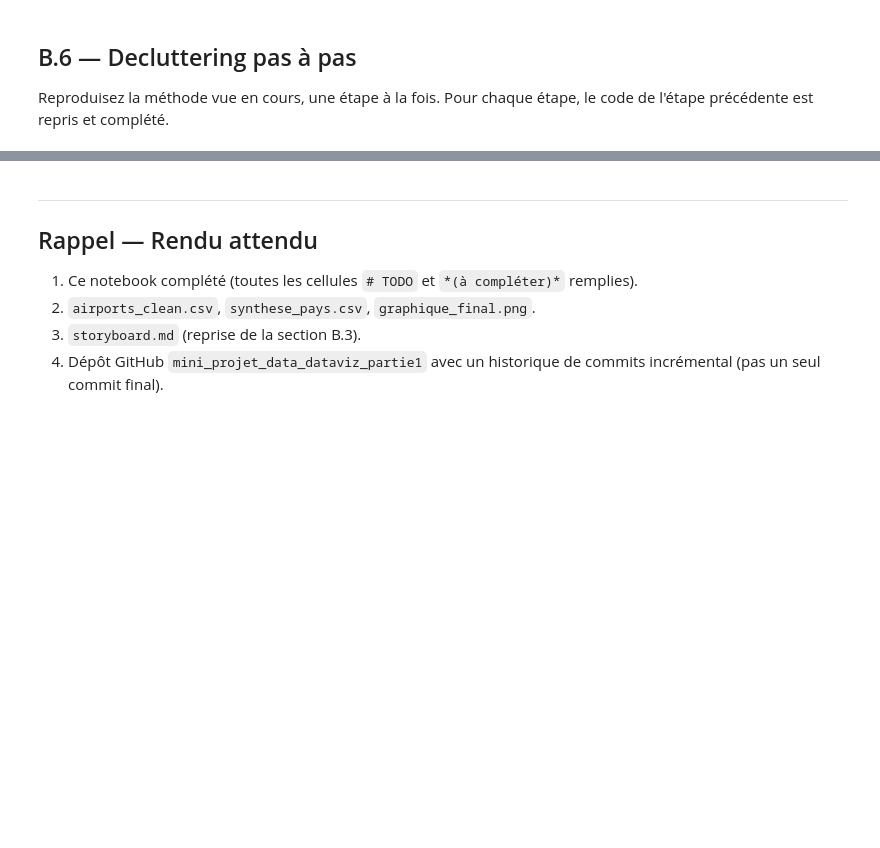
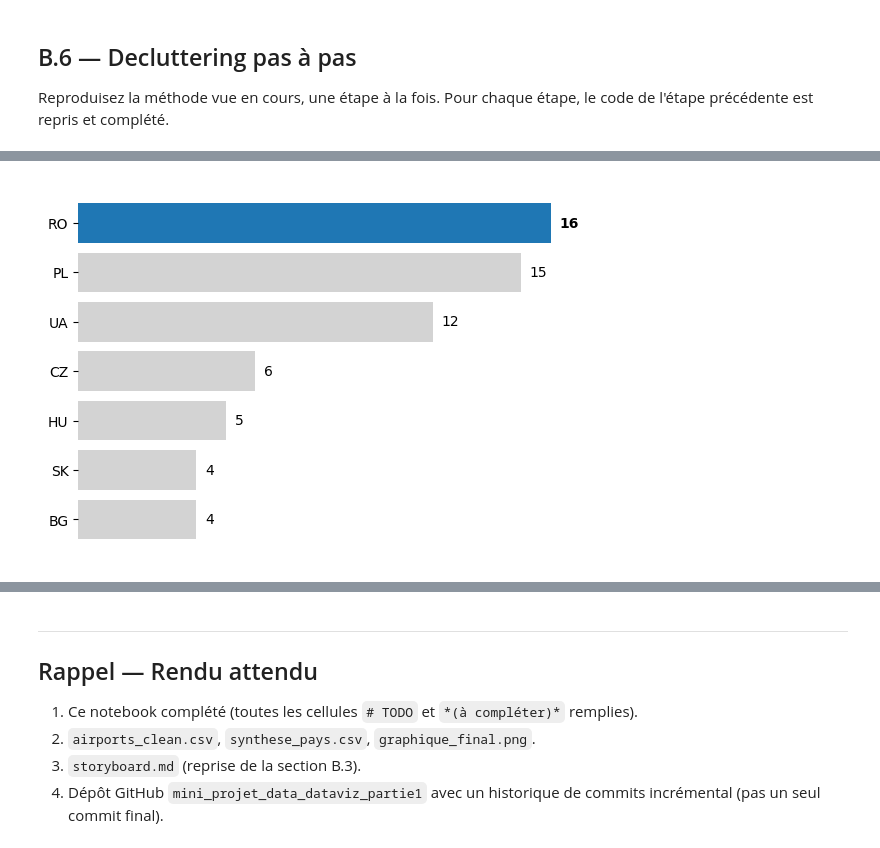
Before and after one commit to ouedraogoahmed210-dev/mini_projet_data_dataviz_partie1, a Jupyter notebook: mini_projet_data_dataviz_partie1.ipynb, the cells around one changed output, grey strips where cells are left out. Cells and saved outputs as stored; diff of their text form; code cells hidden in the pictures; blank space fills up the shorter version.

```diff
--- a/mini_projet_data_dataviz_partie1.ipynb
+++ b/mini_projet_data_dataviz_partie1.ipynb
@@ -323,21 +349,37 @@ plt.show()
 # %%
 # Étape 3 — Labellisation directe des données + couleur intentionnelle
 #           (mettre en évidence UN SEUL pays — celui de votre message — le reste en gris)
 
 # TODO : remplacez par le pays que vous voulez mettre en évidence (cohérent avec votre storyboard)
-pays_a_mettre_en_evidence = "A_COMPLETER"
+pays_a_mettre_en_evidence ="RO"
 
 # TODO : construisez une liste de couleurs : une couleur vive pour le pays mis en évidence,
 #        gris pour tous les autres (ex. via une compréhension de liste sur synthese_sorted["country"])
-couleurs = ...  # votre code ici
+couleurs = ["#1f77b4" if c in pays_a_mettre_en_evidence else "#d3d3d3" for c in synthese_sorted["country"]]
 
 fig, ax = plt.subplots()
 # TODO : reprenez le code des étapes 1 et 2, en utilisant 'couleurs' au lieu d'une couleur unique
+bars = ax.barh(synthese_sorted["country"], synthese_sorted[colonne_a_visualiser], color=couleurs)
+
+for spine in ["top", "right", "left", "bottom"]:
+    ax.spines[spine].set_visible(False)
+
+ax.tick_params(axis="x", length=0)
+ax.set_xticklabels([])
+ax.set_xlabel("")
 
 # TODO : ajoutez la valeur directement au bout de chaque barre (label direct, pas de légende)
 #        indice : ax.text(...) pour chaque barre
-
+for bar in bars:
+    width = bar.get_width()
+    ax.text(width + 0.3,
+            bar.get_y() + bar.get_height()/2,
+            f'{int(width)}',
+            ha='left', va='center', fontsize=10,
+            fontweight="bold" if width == synthese_sorted[colonne_a_visualiser].max() else "normal")
 plt.show()
+# %% [output]
+[figure, added]
 # %%
 # Étape 4 — Version finale : titre déclaratif (l'insight, pas une description)
 #           Reprend tout le code des étapes précédentes.
```
Also changed, not shown: parts of 14 cells of this notebook.
